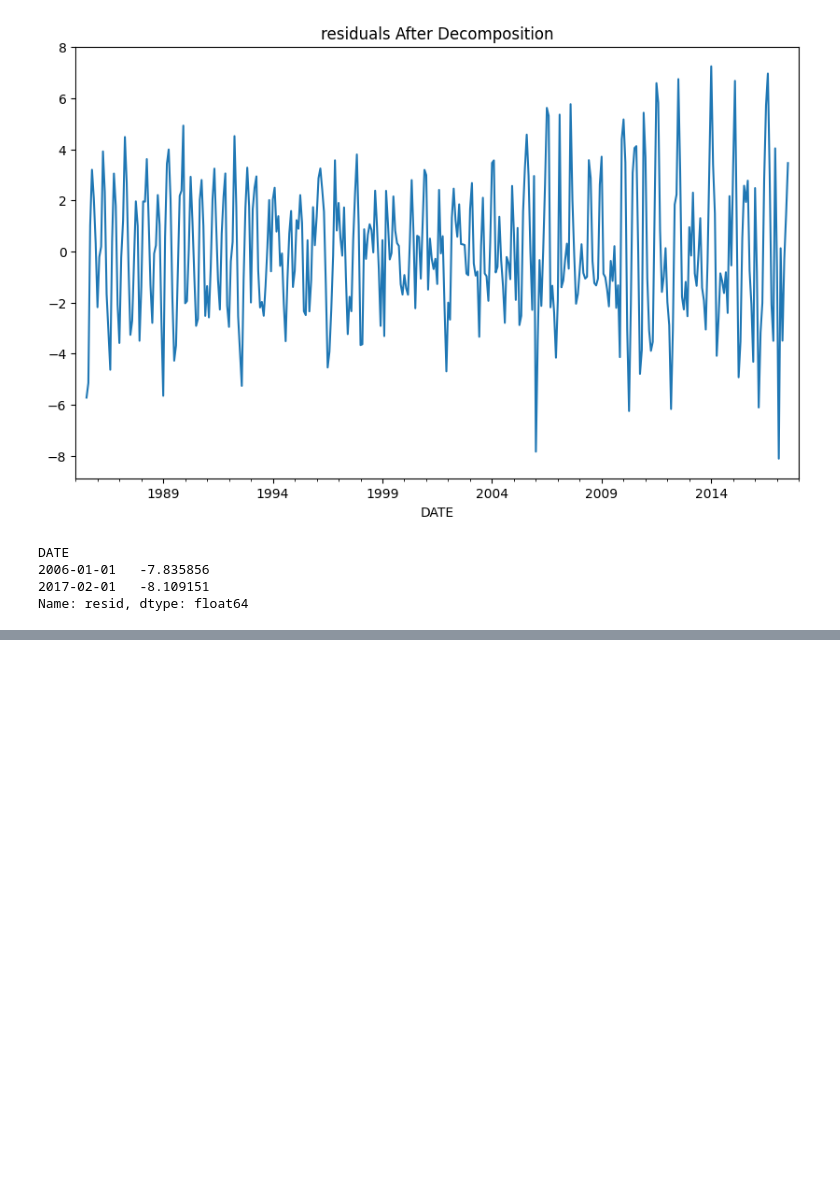
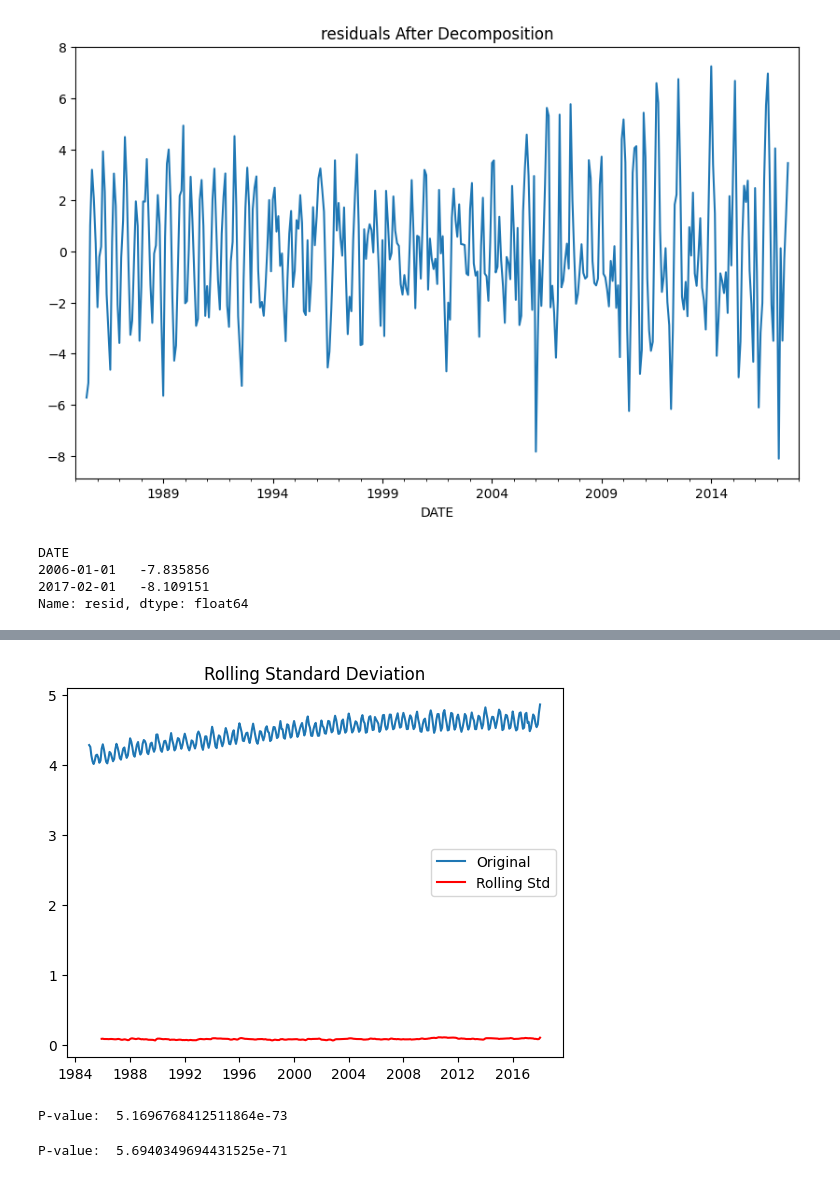
Before and after one commit to injilashah/TSD, a Jupyter notebook: starter_pack.ipynb, the cells around one changed output, grey strips where cells are left out. Drawn from its saved outputs; the diff is of its cells as text; code cells hidden in the pictures; blank space fills up the shorter version.

```diff
--- a/starter_pack.ipynb
+++ b/starter_pack.ipynb
@@ -102,0 +137,18 @@ Name: resid, dtype: float64
+# %%
+tdf_complement = tdf.copy()
+# %%
+tdf_complement["IPG2211A2N"] = np.log(tdf_complement["IPG2211A2N"])
+# %%
+rolling_std = tdf_complement["IPG2211A2N"].rolling(window=12).std()
+plt.plot(tdf_complement["IPG2211A2N"], label='Original')
+plt.plot(rolling_std, label='Rolling Std', color='red')
+plt.legend()
+plt.title("Rolling Standard Deviation")
+plt.show()
+# %% [output]
+[figure, added]
+# %%
+arch_test = het_arch(tdf_complement["IPG2211A2N"].dropna())
+print("P-value: ", arch_test[1])
+# %% [output]
+P-value:  5.1696768412511864e-73
@@ -102,0 +158,5 @@ Name: resid, dtype: float64
+# %%
+arch_test = het_arch(tdf_complement["boxcox"].dropna())
+print("P-value: ", arch_test[1])
+# %% [output]
+P-value:  5.6940349694431525e-71
```
Also changed, not shown: parts of 24 cells of this notebook.
